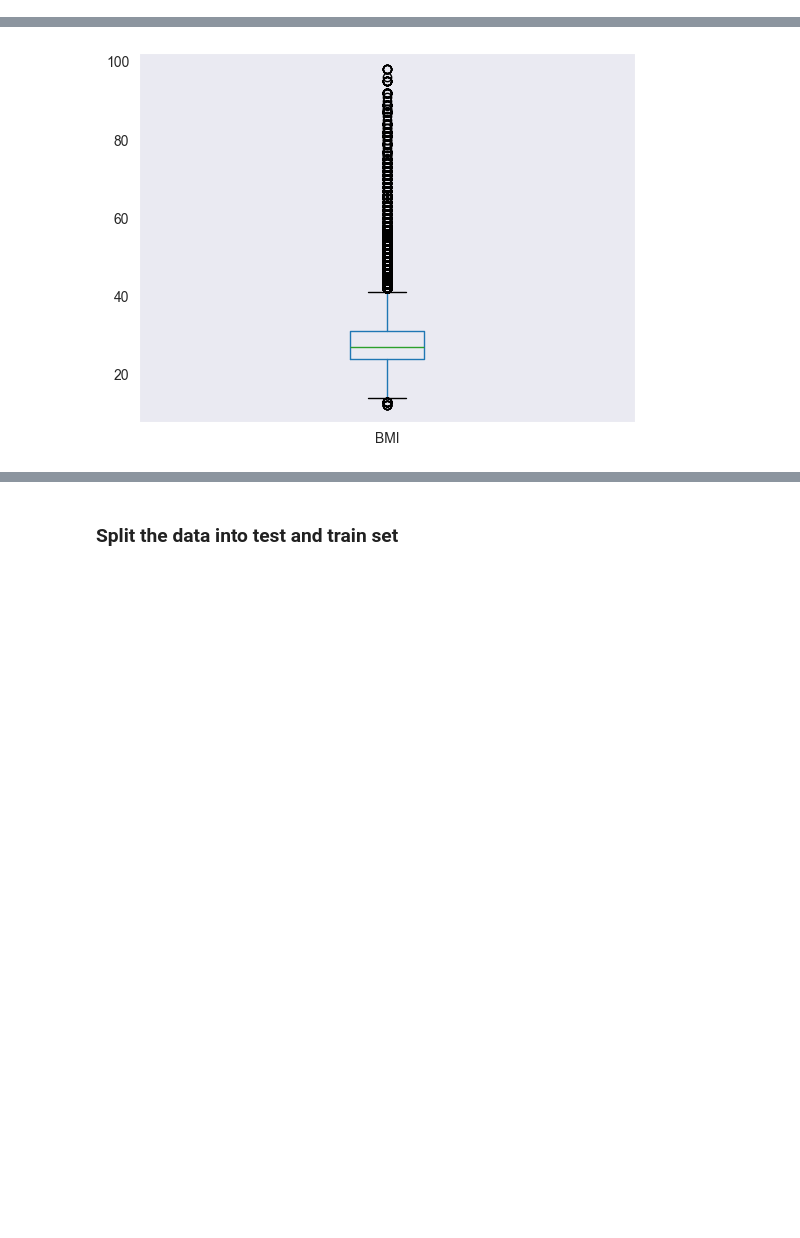
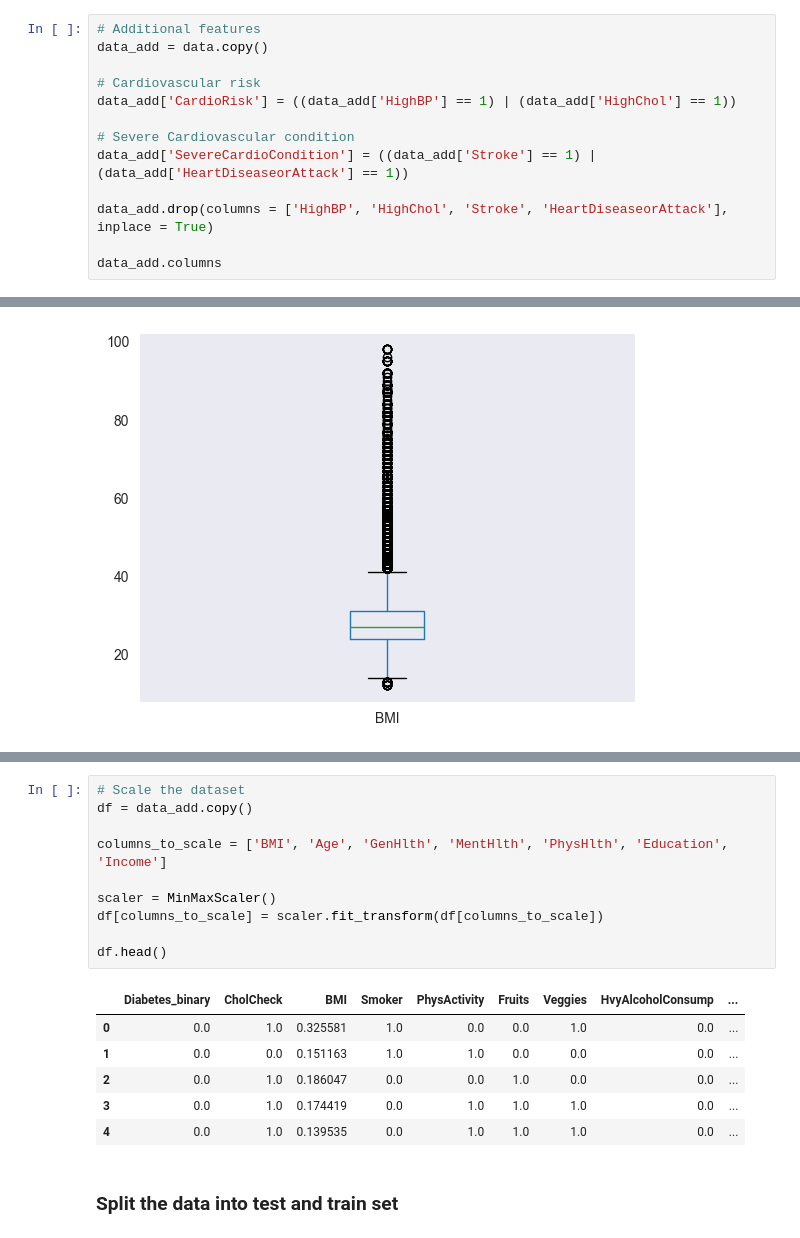
Before and after one commit to StenOskar/ml_diabetes_classification, a Jupyter notebook: Assignment2.ipynb, the cells around one changed output, grey strips where cells are left out. Drawn from its saved outputs; the diff is of its cells as text; blank space fills up the shorter version.

```diff
--- a/Assignment2.ipynb
+++ b/Assignment2.ipynb
@@ -116,3 +116,16 @@ plt.show()
 # %% [markdown]
 Here, we see that the majority of people **without** diabetes would say their general health is between very good and good, while the majority
 of people **with** diabetes would say their general health is between good and fair.
+# %%
+# Additional features
+data_add = data.copy()
+
+# Cardiovascular risk
+data_add['CardioRisk'] = ((data_add['HighBP'] == 1) | (data_add['HighChol'] == 1))
+
+# Severe Cardiovascular condition
+data_add['SevereCardioCondition'] = ((data_add['Stroke'] == 1) | (data_add['HeartDiseaseorAttack'] == 1))
+
+data_add.drop(columns = ['HighBP', 'HighChol', 'Stroke', 'HeartDiseaseorAttack'], inplace = True)
+
+data_add.columns
@@ -138,6 +181,23 @@ df.head()
 | 3 | 0.0 | 1.0 | 0.0 | 1.0 | 0.174419 | 0.0 | 0.0 | 0.0 | ... |
 | 4 | 0.0 | 1.0 | 1.0 | 1.0 | 0.139535 | 0.0 | 0.0 | 0.0 | ... |
 5 rows × 22 columns
+# %%
+# Scale the dataset
+df = data_add.copy()
+
+columns_to_scale = ['BMI', 'Age', 'GenHlth', 'MentHlth', 'PhysHlth', 'Education', 'Income']
+
+scaler = MinMaxScaler()
+df[columns_to_scale] = scaler.fit_transform(df[columns_to_scale])
+
+df.head()
+# %% [output]
+|  | Diabetes_binary | CholCheck | BMI | Smoker | PhysActivity | Fruits | Veggies | HvyAlcoholConsump | ... |
+| 0 | 0.0 | 1.0 | 0.325581 | 1.0 | 0.0 | 0.0 | 1.0 | 0.0 | ... |
+| 1 | 0.0 | 0.0 | 0.151163 | 1.0 | 1.0 | 0.0 | 0.0 | 0.0 | ... |
+| 2 | 0.0 | 1.0 | 0.186047 | 0.0 | 0.0 | 1.0 | 0.0 | 0.0 | ... |
+| 3 | 0.0 | 1.0 | 0.174419 | 0.0 | 1.0 | 1.0 | 1.0 | 0.0 | ... |
+| 4 | 0.0 | 1.0 | 0.139535 | 0.0 | 1.0 | 1.0 | 1.0 | 0.0 | ... |
 # %% [markdown]
 ### Split the data into test and train set
 # %%
```
Also changed, not shown: parts of 20 cells of this notebook.
